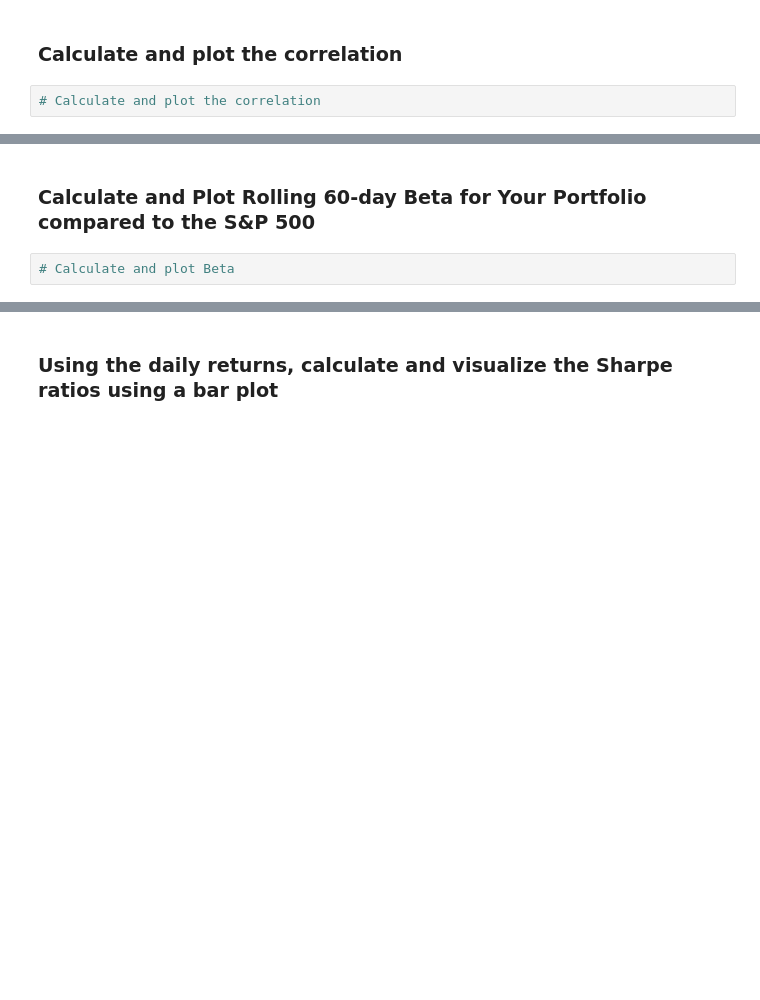
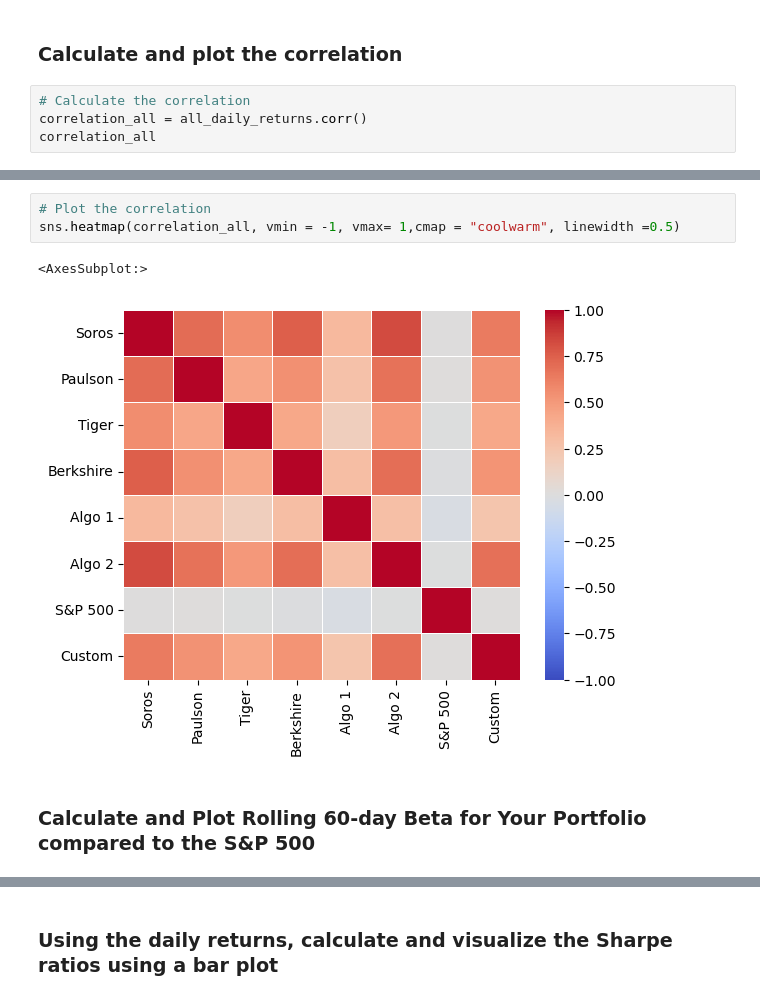
Before and after one commit to twigikit/pandas-homework, a Jupyter notebook: whale_analysis.ipynb, the cells around one changed output, grey strips where cells are left out. Drawn from its saved outputs; the diff is of its cells as text; blank space fills up the shorter version.

```diff
--- a/whale_analysis.ipynb
+++ b/whale_analysis.ipynb
@@ -752,4 +748,6 @@ roll21_sd_all.plot(figsize=(10,5), fontsize =8, title="21-day rolling standard d
 # %% [markdown]
 ### Calculate and plot the correlation
 # %%
-# Calculate and plot the correlation
+# Calculate the correlation
+correlation_all = all_daily_returns.corr()
+correlation_all
@@ -756,4 +764,8 @@ roll21_sd_all.plot(figsize=(10,5), fontsize =8, title="21-day rolling standard d
+# %%
+# Plot the correlation
+sns.heatmap(correlation_all, vmin = -1, vmax= 1,cmap = "coolwarm", linewidth =0.5)
+# %% [output]
+<AxesSubplot:>
+[figure, added]
 # %% [markdown]
 ### Calculate and Plot Rolling 60-day Beta for Your Portfolio compared to the S&P 500
-# %%
-# Calculate and plot Beta
```
Also changed, not shown: parts of 10 cells of this notebook.
